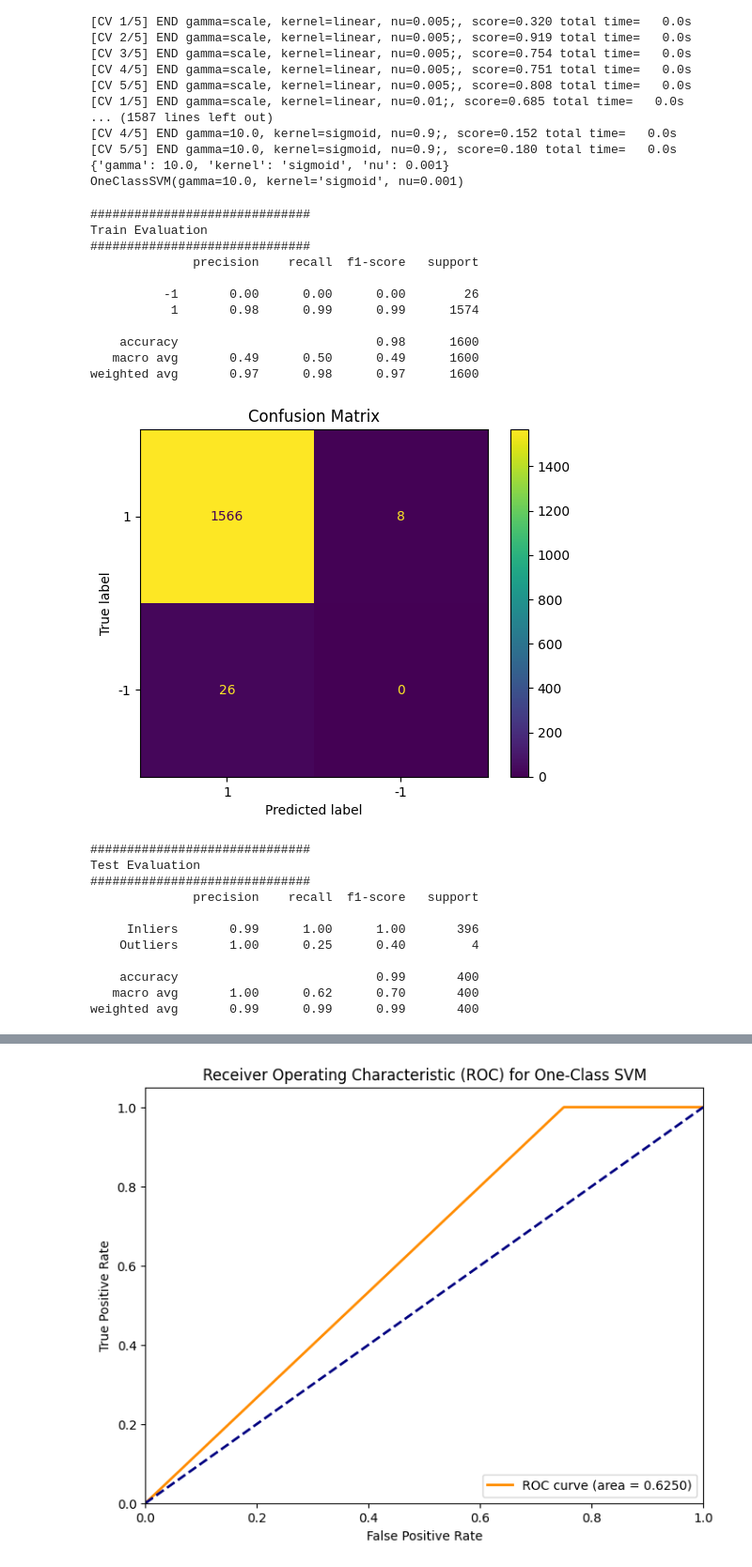
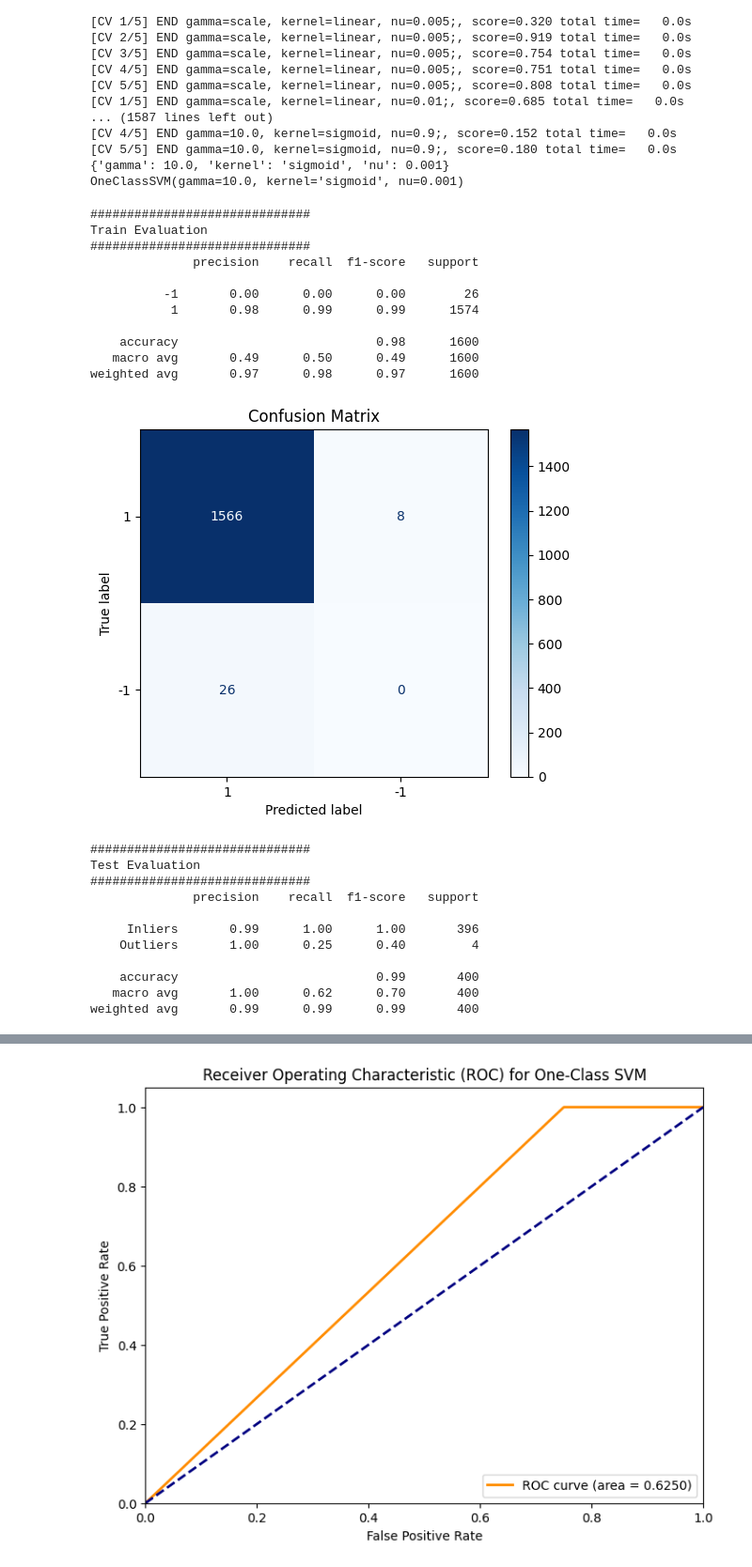
Before and after one commit to mel0778/dsa4263, a Jupyter notebook: code/model_SVM.ipynb, the cells around one changed output, grey strips where cells are left out. Shown: that part at 94% size. Cells and saved outputs as stored; diff of their text form; code cells hidden in the pictures.

```diff
--- a/code/model_SVM.ipynb
+++ b/code/model_SVM.ipynb
@@ -155,39 +155,39 @@ conf_matrix = confusion_matrix(y_train_gs, train_pred, labels=[1, -1])
 
 disp = ConfusionMatrixDisplay(confusion_matrix=conf_matrix,
                                 display_labels=[1, -1])
-disp.plot()
+disp.plot(cmap=plt.cm.Blues)
 plt.title('Confusion Matrix')
 plt.show()
 
 # (-1 for outliers, 1 for inliers)
 print("##############################")
 print("Test Evaluation")
 print("##############################")
 
 test_pred = best_clf.predict(X_test_scaled)
 labels = [1, -1]  # -1 for Outliers, 1 for Inliers
 
 print(classification_report(y_true=y_test_gs, y_pred=test_pred,labels=labels, target_names=['Inliers', 'Outliers']))
 
 conf_matrix = confusion_matrix(y_test_gs, test_pred, labels=labels)
 
 disp = ConfusionMatrixDisplay(confusion_matrix=conf_matrix, display_labels=['Inliers', 'Outliers'])
-disp.plot()
+disp.plot(cmap=plt.cm.Blues)
 plt.title('Confusion Matrix')
 plt.show()
 # %% [output]
 ##############################
 Train Evaluation
 ##############################
               precision    recall  f1-score   support
 
           -1       0.00      0.00      0.00        26
            1       0.98      0.99      0.99      1574
 
     accuracy                           0.98      1600
    macro avg       0.49      0.50      0.49      1600
 weighted avg       0.97      0.98      0.97      1600
-[figure, old version]
+[figure, new version]
 ##############################
 Test Evaluation
 ##############################
```
Also changed, not shown: parts of 3 cells of this notebook.
